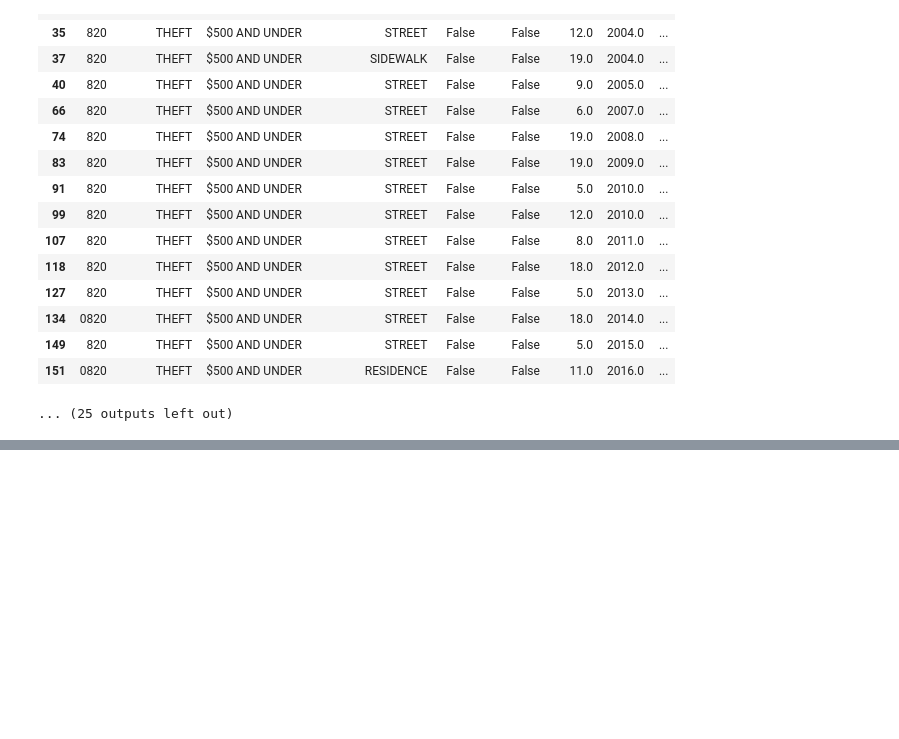
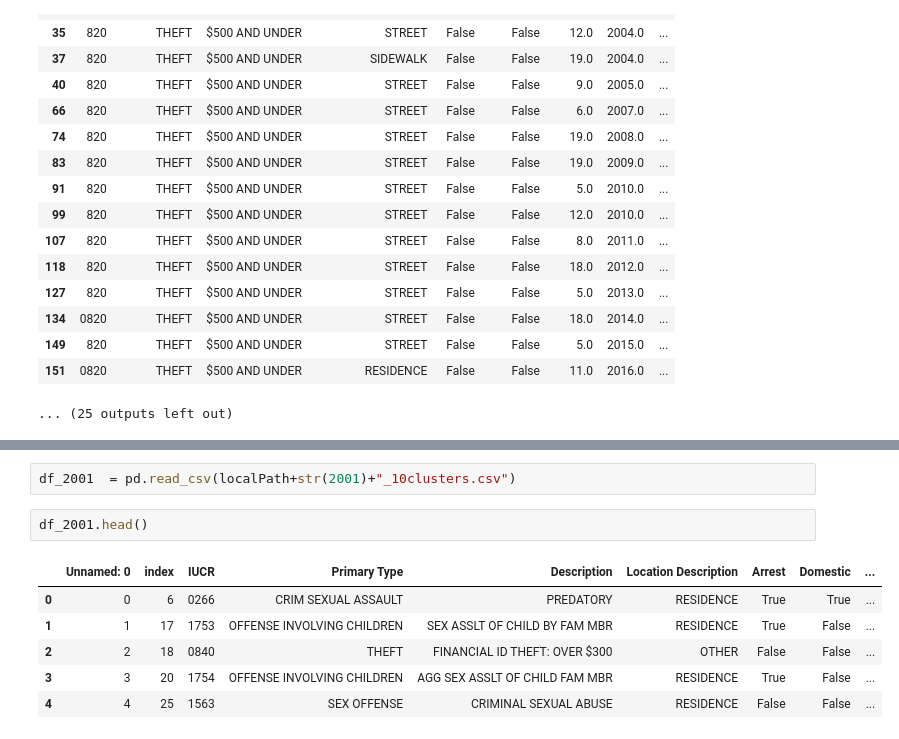
Before and after one commit to g1isgone/Unsupervised-MachineLearning, a Jupyter notebook: finalProject/Identifying Patterns in Centroids.ipynb, the cells around one changed output, grey strips where cells are left out. Drawn from its saved outputs; the diff is of its cells as text; blank space fills up the shorter version.

```diff
--- a/finalProject/Identifying Patterns in Centroids.ipynb
+++ b/finalProject/Identifying Patterns in Centroids.ipynb
@@ -234,0 +360,11 @@ $500 AND UNDER
+# %%
+df_2001  = pd.read_csv(localPath+str(2001)+"_10clusters.csv")
+# %%
+df_2001.head()
+# %% [output]
+|  | Unnamed: 0 | index | IUCR | Primary Type | Description | Location Description | Arrest | Domestic | ... |
+| 0 | 0 | 6 | 0266 | CRIM SEXUAL ASSAULT | PREDATORY | RESIDENCE | True | True | ... |
+| 1 | 1 | 17 | 1753 | OFFENSE INVOLVING CHILDREN | SEX ASSLT OF CHILD BY FAM MBR | RESIDENCE | True | False | ... |
+| 2 | 2 | 18 | 0840 | THEFT | FINANCIAL ID THEFT: OVER $300 | OTHER | False | False | ... |
+| 3 | 3 | 20 | 1754 | OFFENSE INVOLVING CHILDREN | AGG SEX ASSLT OF CHILD FAM MBR | RESIDENCE | True | False | ... |
+| 4 | 4 | 25 | 1563 | SEX OFFENSE | CRIMINAL SEXUAL ABUSE | RESIDENCE | False | False | ... |
```
Also changed, not shown: parts of 12 cells of this notebook.
